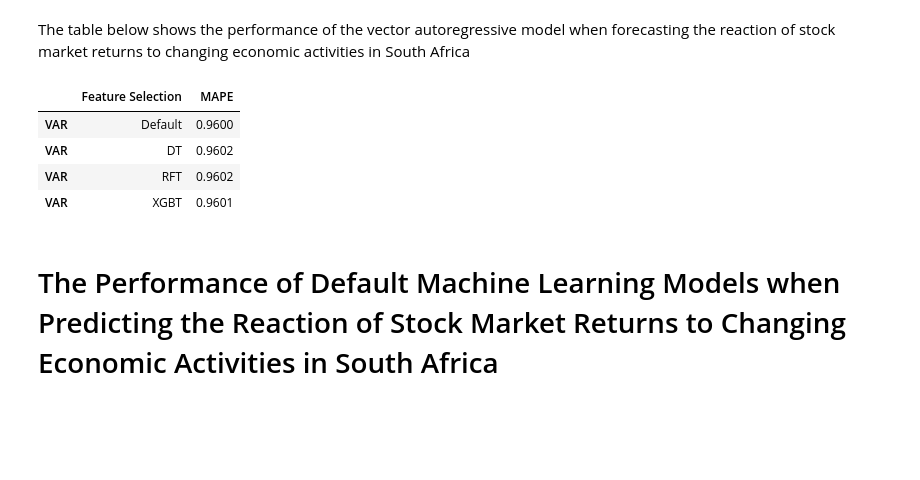
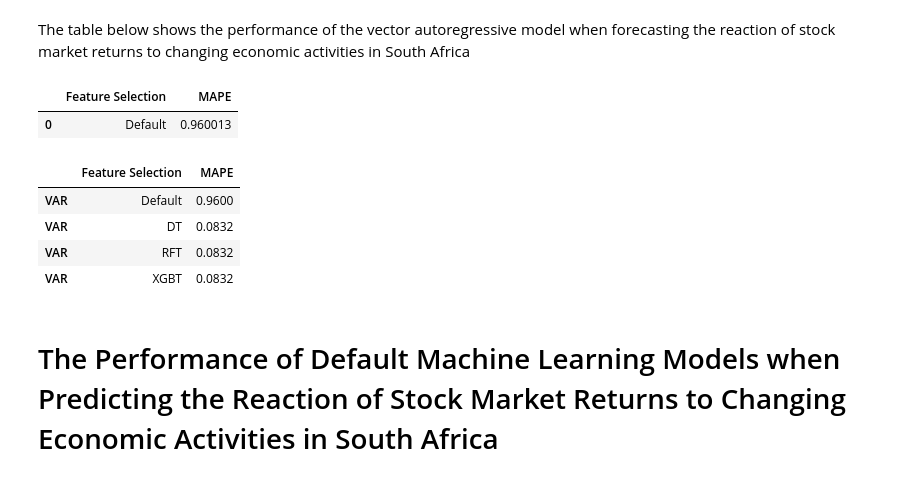
Before and after one commit to tshepochris/mastersproject, a Jupyter notebook: mastersproject.ipynb, the cells around one changed output. Saved outputs shown, nothing was run; the diff lists cells and outputs as text; code cells hidden in the pictures; blank space fills up the shorter version.

```diff
--- a/mastersproject.ipynb
+++ b/mastersproject.ipynb
@@ -441,8 +441,11 @@ importance_xgbt.index = sa_macroeconomic_cleansed_dataset.iloc[::, 155: 308].col
 importance_xgbt_top_ten = importance_xgbt["Importance"].nlargest(n = 10).sort_values()
 # obtain the target feature to concat with important South African macroeconomic feature later
 ftsejsealsi_feature = sa_macroeconomic_cleansed_dataset.iloc[::, 154]
-feature_set_dt = pd.DataFrame(sa_macroeconomic_cleansed_dataset[importance_dt_top_ten.index])
-feature_set_rft = pd.DataFrame(sa_macroeconomic_cleansed_dataset[importance_rft_top_ten.index])
+count_importance_dt = importance_dt[importance_dt["Importance"] > 0.05]
+count_importance_rft = importance_rft[importance_rft["Importance"] > 0.05]
+count_importance_xgbt = importance_xgbt[importance_xgbt["Importance"] > 0.05]
+feature_set_dt = pd.DataFrame(sa_macroeconomic_cleansed_dataset[count_importance_dt.index])
+feature_set_rft = pd.DataFrame(sa_macroeconomic_cleansed_dataset[count_importance_xgbt.index])
 feature_set_xgbt = pd.DataFrame(sa_macroeconomic_cleansed_dataset[importance_xgbt_top_ten.index])
 # create a data set containing important South African macroeconomic features to the decision tree model and the FTSE/JSE all-share index return (the target feature)
 reduced_feature_set_dt = pd.concat([ftsejsealsi_feature, feature_set_dt], axis = 1)
@@ -615,6 +634,11 @@ var_mape_results_default, var_mape_results_default_data = var_create(columns = s
 var_mape_results_default.index = ["Default"] # specify index name
 var_mape_results_default = var_mape_results_default.reset_index() # reset index
 var_mape_results_default.columns = ["Feature Selection", "MAPE"] # specify column name
+# %%
+var_mape_results_default
+# %% [output]
+|  | Feature Selection | MAPE |
+| 0 | Default | 0.960013 |
 # %%
 # split the data into training and test tests
 def timeseries_train_test_split(X, y, testsize):
@@ -625,39 +649,39 @@ def timeseries_train_test_split(X, y, testsize):
     return X_train, y_train, X_test, y_test
 ftse_jse_alsi_return_target = sa_macroeconomic_cleansed_dataset.iloc[::, 154] # specify the target feature
 sa_macroeconomic_features = sa_macroeconomic_cleansed_dataset.iloc[::, 155: 308] # specify predictor features
 X_train, y_train, X_test, y_test = timeseries_train_test_split(X = sa_macroeconomic_features, y = ftse_jse_alsi_return_target, testsize = 0.2) # split the data into training and test sets
 # obtain the performance appraisal results of the vector autoregressive model trained w only important features to the decision tree
-dt_imp_features_list = pd.DataFrame(importance_dt).index
+dt_imp_features_list = pd.DataFrame(count_importance_dt).index
 dt_imp_features_list = dt_imp_features_list.append(pd.Index(["J203 - Alsi Value_diff"]))
 var_mape_results_w_dt_imp_features, var_mape_results_w_dt_imp_features_data = var_create(columns = dt_imp_features_list, data = sa_macroeconomic_final_dataset.iloc[::,154:308])
 var_mape_results_w_dt_imp_features.index = ["DT"]
 var_mape_results_w_dt_imp_features = var_mape_results_w_dt_imp_features.reset_index()
 var_mape_results_w_dt_imp_features.columns = ["Feature Selection", "MAPE"]
 # obtain the performance appraisal results of the vector autoregressive model trained w only important features to the random forest tree
-rft_imp_features_list = pd.DataFrame(importance_rft).index
+rft_imp_features_list = pd.DataFrame(count_importance_dt).index
 rft_imp_features_list = rft_imp_features_list.append(pd.Index(["J203 - Alsi Value_diff"]))
 var_mape_results_w_rft_imp_features, var_mape_results_w_rft_imp_features_data = var_create(columns = rft_imp_features_list, data = sa_macroeconomic_final_dataset.iloc[::,154:308])
 var_mape_results_w_rft_imp_features.index = ["RFT"]
 var_mape_results_w_rft_imp_features = var_mape_results_w_rft_imp_features.reset_index()
 var_mape_results_w_rft_imp_features.columns = ["Feature Selection", "MAPE"]
 # obtain the performance appraisal results of the vector autoregressive model trained w only important features to the extreme gradient boosting tree
-xgbt_imp_features_list = pd.DataFrame(importance_xgbt).index
+xgbt_imp_features_list = pd.DataFrame(count_importance_dt).index
 xgbt_imp_features_list = xgbt_imp_features_list.append(pd.Index(["J203 - Alsi Value_diff"]))
 var_mape_results_w_xgbt_imp_features, var_mape_results_w_xgbt_imp_features_data = var_create(columns = xgbt_imp_features_list, data = sa_macroeconomic_final_dataset.iloc[::,154:308])
 var_mape_results_w_xgbt_imp_features.index = ["XGBT"]
 var_mape_results_w_xgbt_imp_features = var_mape_results_w_xgbt_imp_features.reset_index()
 var_mape_results_w_xgbt_imp_features.columns = ["Feature Selection", "MAPE"]
 # concate the performance appraisal results of all vector autoregressive models
 all_var_mape_results = pd.concat([var_mape_results_default, var_mape_results_w_dt_imp_features, var_mape_results_w_rft_imp_features, var_mape_results_w_xgbt_imp_features])
 all_var_mape_results.index  = ["VAR", "VAR", "VAR", "VAR"]
 all_var_mape_results = round(all_var_mape_results, 4)
 all_var_mape_results # show the performance appraisal results of all vector autoregressive models
 # %% [output]
 |  | Feature Selection | MAPE |
 | VAR | Default | 0.9600 |
-| VAR | DT | 0.9602 |
-| VAR | RFT | 0.9602 |
-| VAR | XGBT | 0.9601 |
+| VAR | DT | 0.0832 |
+| VAR | RFT | 0.0832 |
+| VAR | XGBT | 0.0832 |
 # %% [markdown]
 # The Performance of Default Machine Learning Models when Predicting the Reaction of Stock Market Returns to Changing Economic Activities in South Africa
 # %% [markdown]
```
Also changed, not shown: parts of 21 cells of this notebook.
